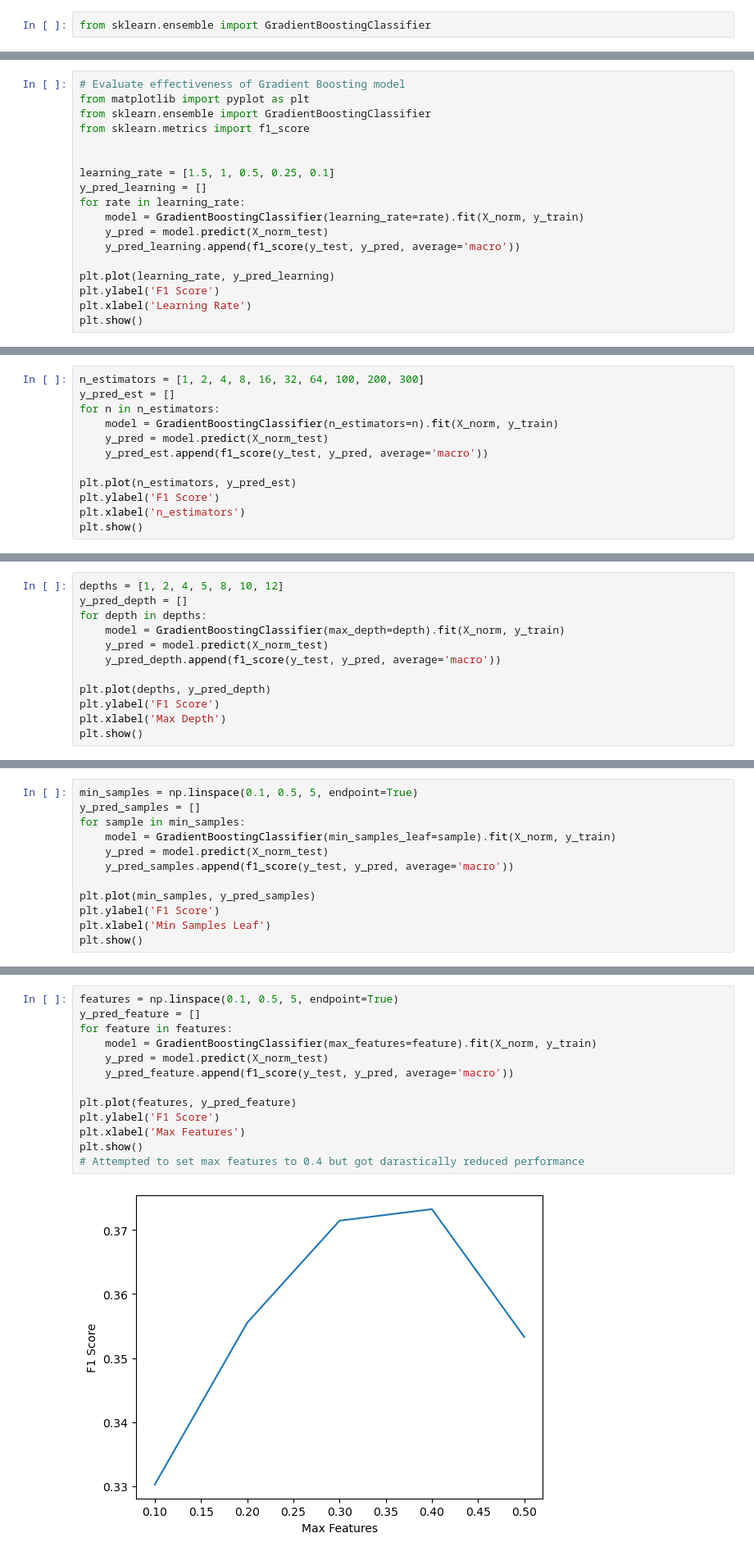
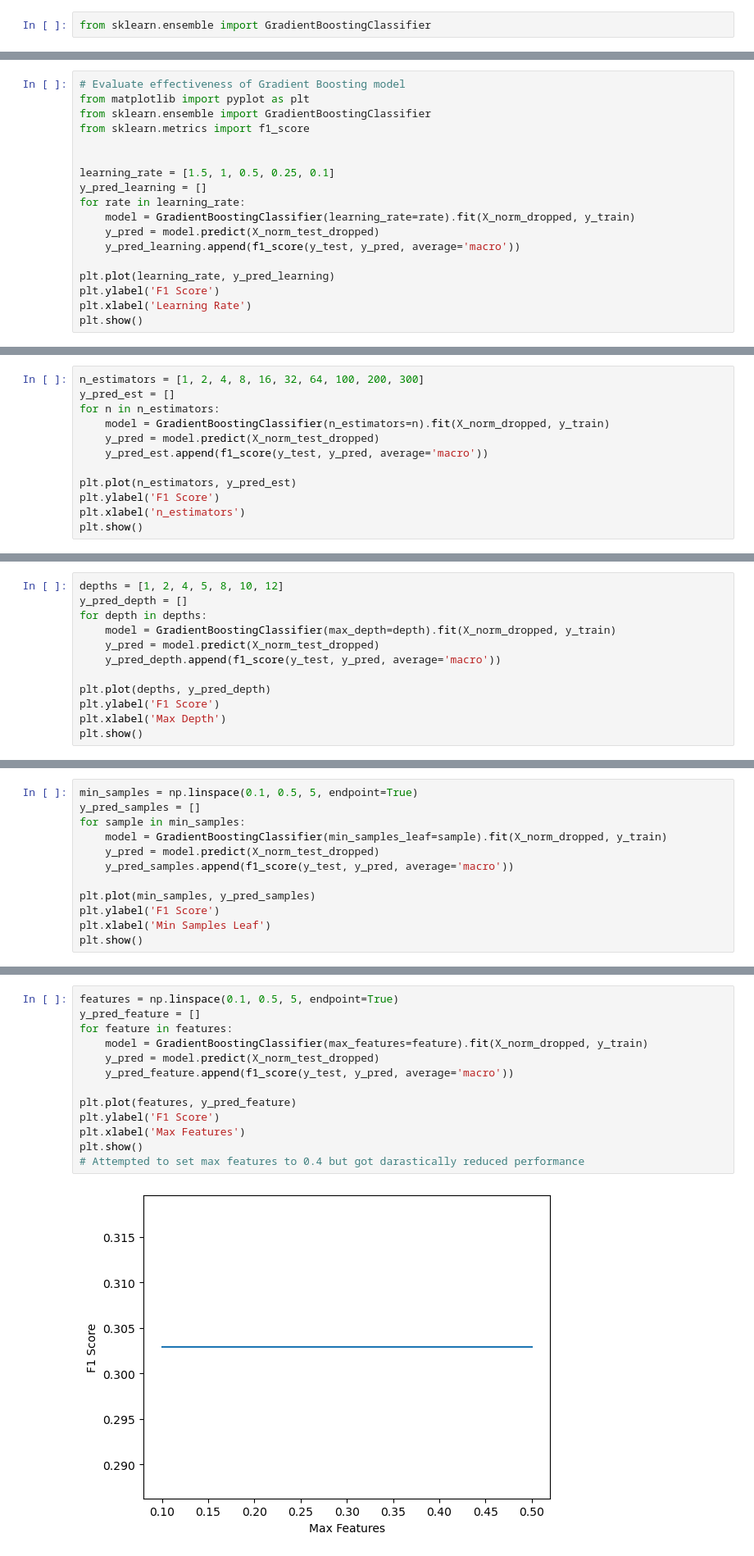
Before and after one commit to ZacLWilliams/Predict_Netflix_Rating, a Jupyter notebook: Analysis.ipynb, the cells around one changed output, grey strips where cells are left out. Shown at 82% size. Saved outputs shown, nothing was run; the diff lists cells and outputs as text.

```diff
--- a/Analysis.ipynb
+++ b/Analysis.ipynb
@@ -297,8 +381,8 @@ from sklearn.metrics import f1_score
 learning_rate = [1.5, 1, 0.5, 0.25, 0.1]
 y_pred_learning = []
 for rate in learning_rate:
-    model = GradientBoostingClassifier(learning_rate=rate).fit(X_norm, y_train)
-    y_pred = model.predict(X_norm_test)
+    model = GradientBoostingClassifier(learning_rate=rate).fit(X_norm_dropped, y_train)
+    y_pred = model.predict(X_norm_test_dropped)
     y_pred_learning.append(f1_score(y_test, y_pred, average='macro'))
 
 plt.plot(learning_rate, y_pred_learning)
@@ -311,8 +395,8 @@ plt.show()
 n_estimators = [1, 2, 4, 8, 16, 32, 64, 100, 200, 300]
 y_pred_est = []
 for n in n_estimators:
-    model = GradientBoostingClassifier(n_estimators=n).fit(X_norm, y_train)
-    y_pred = model.predict(X_norm_test)
+    model = GradientBoostingClassifier(n_estimators=n).fit(X_norm_dropped, y_train)
+    y_pred = model.predict(X_norm_test_dropped)
     y_pred_est.append(f1_score(y_test, y_pred, average='macro'))
 
 plt.plot(n_estimators, y_pred_est)
@@ -325,8 +409,8 @@ plt.show()
 depths = [1, 2, 4, 5, 8, 10, 12]
 y_pred_depth = []
 for depth in depths:
-    model = GradientBoostingClassifier(max_depth=depth).fit(X_norm, y_train)
-    y_pred = model.predict(X_norm_test)
+    model = GradientBoostingClassifier(max_depth=depth).fit(X_norm_dropped, y_train)
+    y_pred = model.predict(X_norm_test_dropped)
     y_pred_depth.append(f1_score(y_test, y_pred, average='macro'))
 
 plt.plot(depths, y_pred_depth)
@@ -339,8 +423,8 @@ plt.show()
 min_samples = np.linspace(0.1, 0.5, 5, endpoint=True)
 y_pred_samples = []
 for sample in min_samples:
-    model = GradientBoostingClassifier(min_samples_leaf=sample).fit(X_norm, y_train)
-    y_pred = model.predict(X_norm_test)
+    model = GradientBoostingClassifier(min_samples_leaf=sample).fit(X_norm_dropped, y_train)
+    y_pred = model.predict(X_norm_test_dropped)
     y_pred_samples.append(f1_score(y_test, y_pred, average='macro'))
 
 plt.plot(min_samples, y_pred_samples)
@@ -352,18 +436,18 @@ plt.show()
 # %%
 features = np.linspace(0.1, 0.5, 5, endpoint=True)
 y_pred_feature = []
 for feature in features:
-    model = GradientBoostingClassifier(max_features=feature).fit(X_norm, y_train)
-    y_pred = model.predict(X_norm_test)
+    model = GradientBoostingClassifier(max_features=feature).fit(X_norm_dropped, y_train)
+    y_pred = model.predict(X_norm_test_dropped)
     y_pred_feature.append(f1_score(y_test, y_pred, average='macro'))
 
 plt.plot(features, y_pred_feature)
 plt.ylabel('F1 Score')
 plt.xlabel('Max Features')
 plt.show()
 # Attempted to set max features to 0.4 but got darastically reduced performance
 # %% [output]
-[figure, old version]
+[figure, new version]
 # %%
 from sklearn.ensemble import RandomForestClassifier
 
```
Also changed, not shown: parts of 22 cells of this notebook, 1 other file.
